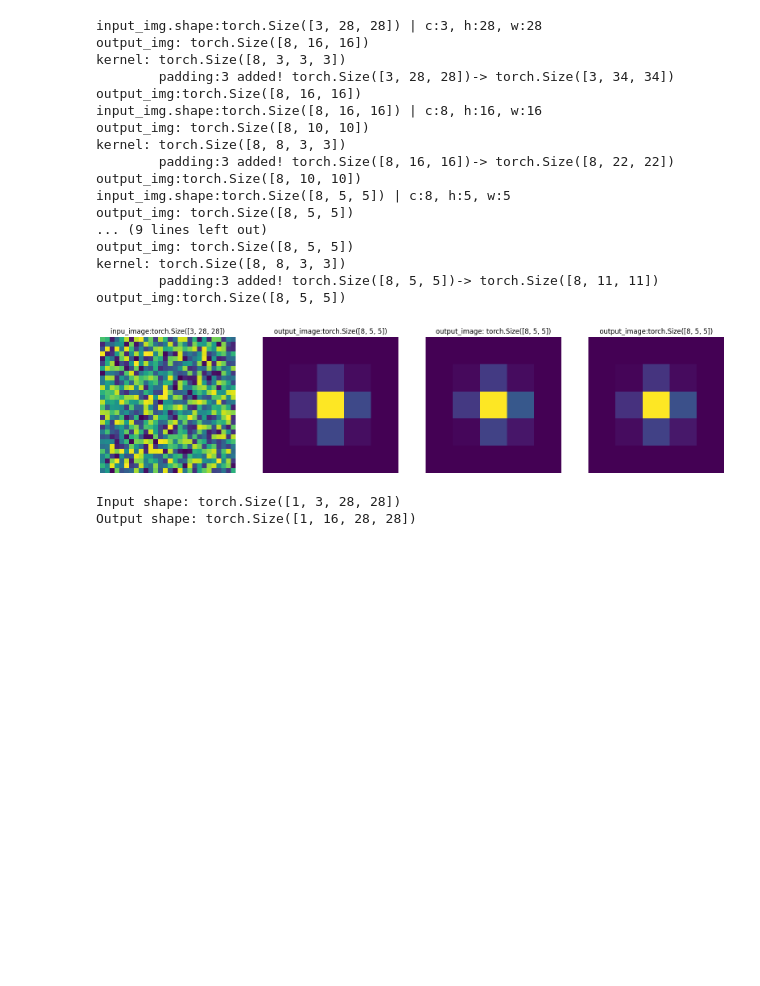
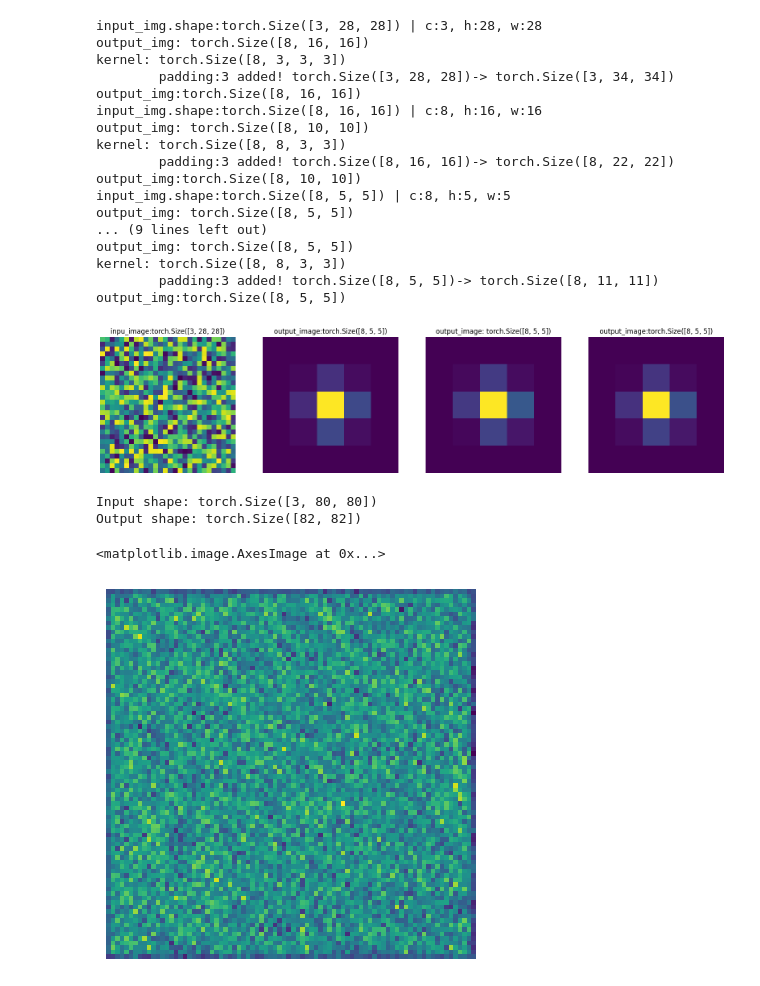
Before and after one commit to mzohaibnasir/fromScratch, a Jupyter notebook: 04_CNNfromScratch/main.ipynb, the cells around one changed output. Saved outputs shown, nothing was run; the diff lists cells and outputs as text; code cells hidden in the pictures; blank space fills up the shorter version.

```diff
--- a/04_CNNfromScratch/main.ipynb
+++ b/04_CNNfromScratch/main.ipynb
@@ -600,18 +908,45 @@ output_img:torch.Size([8, 5, 5])
 # %%
 import torch
 import torch.nn as nn
 
+
+in_channels = 3
+out_channels = 8
+kernel_size = 3
+stride = 1
+padding = 2
+input_img = torch.rand((3, 80, 80))
+
+
+
 # Define an example RGB image with size (28, 28, 3)
-input_image = torch.rand((1, 3, 28, 28))  # Batch size of 1, 3 channels (RGB), 28x28 pixels
+# input_image = torch.rand((1, 3, 28, 28))  # Batch size of 1, 3 channels (RGB), 28x28 pixels
 
 # Define a convolutional layer with 3 input channels (RGB) and 16 output channels (feature maps)
-conv_layer = nn.Conv2d(in_channels=3, out_channels=16, kernel_size=3, stride=1, padding=1)
+conv_layer = nn.Conv2d(in_channels, out_channels, kernel_size, stride, padding)
+conv_layer1 = nn.Conv2d(out_channels, out_channels, kernel_size, stride, padding)
+conv_layer2 = nn.Conv2d(out_channels, out_channels, kernel_size, stride, padding)
+conv_layer3 = nn.Conv2d(out_channels, out_channels, kernel_size, stride, padding)
+conv_layer4 = nn.Conv2d(out_channels, out_channels, kernel_size, stride, padding)
+
+
 
 # Apply the convolutional layer
-output_image = conv_layer(input_image)
+output_image = conv_layer(input_img)
+# output_image = conv_layer1(input_image)
 
-print(f"Input shape: {input_image.shape}")  # torch.Size([1, 3, 28, 28])
-print(f"Output shape: {output_image.shape}")  # torch.Size([1, 16, 28, 28])
+# output_image = conv_layer2(input_image)
+# output_image = conv_layer3(input_image)
+# output_image = conv_layer4(input_image)
+
+
+
+print(f"Input shape: {input_img.shape}")  # torch.Size([1, 3, 28, 28])
+print(f"Output shape: {output_image[0].shape}")  # torch.Size([1, 16, 28, 28])
+plt.axis(False)
+plt.imshow(output_image[4,:,:].detach().numpy())
 # %% [output]
-Input shape: torch.Size([1, 3, 28, 28])
-Output shape: torch.Size([1, 16, 28, 28])
+Input shape: torch.Size([3, 80, 80])
+Output shape: torch.Size([82, 82])
+<matplotlib.image.AxesImage at 0x...>
+[figure, added]
```
Also changed, not shown: parts of 18 cells of this notebook, 1 other file.
